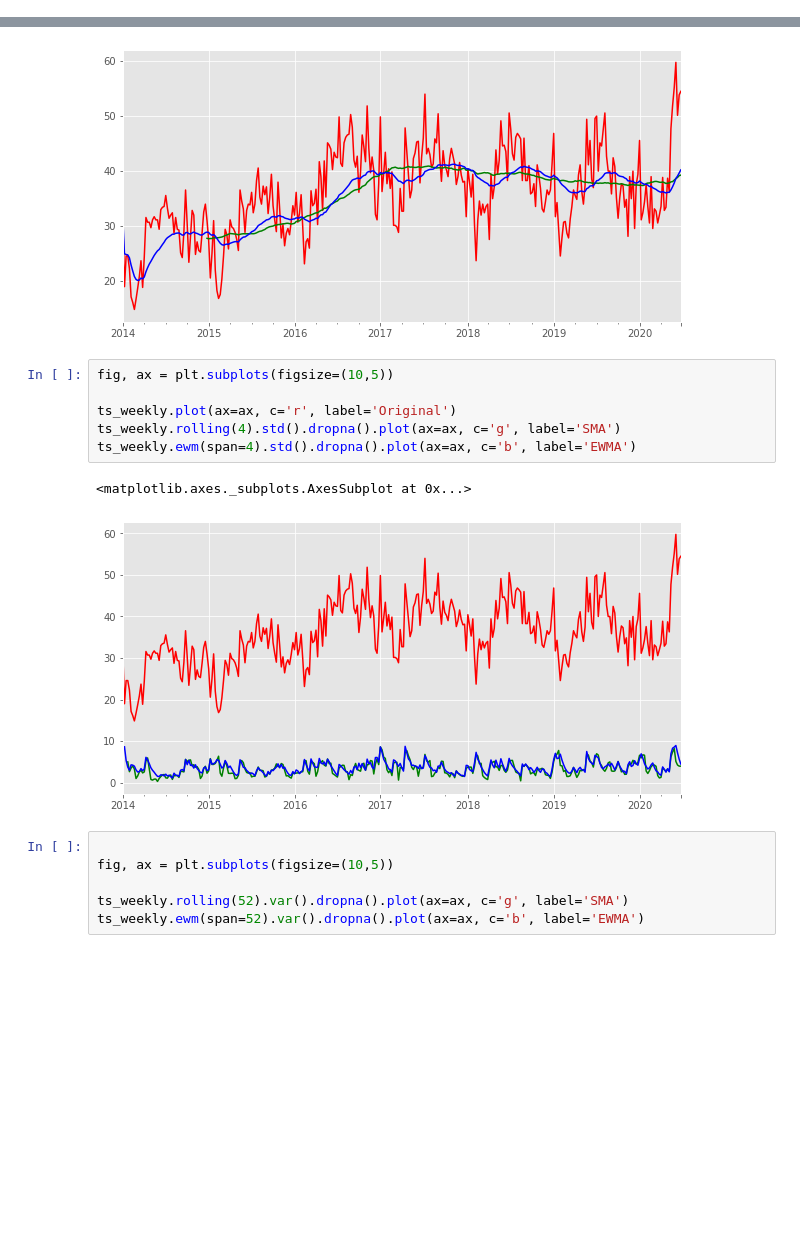
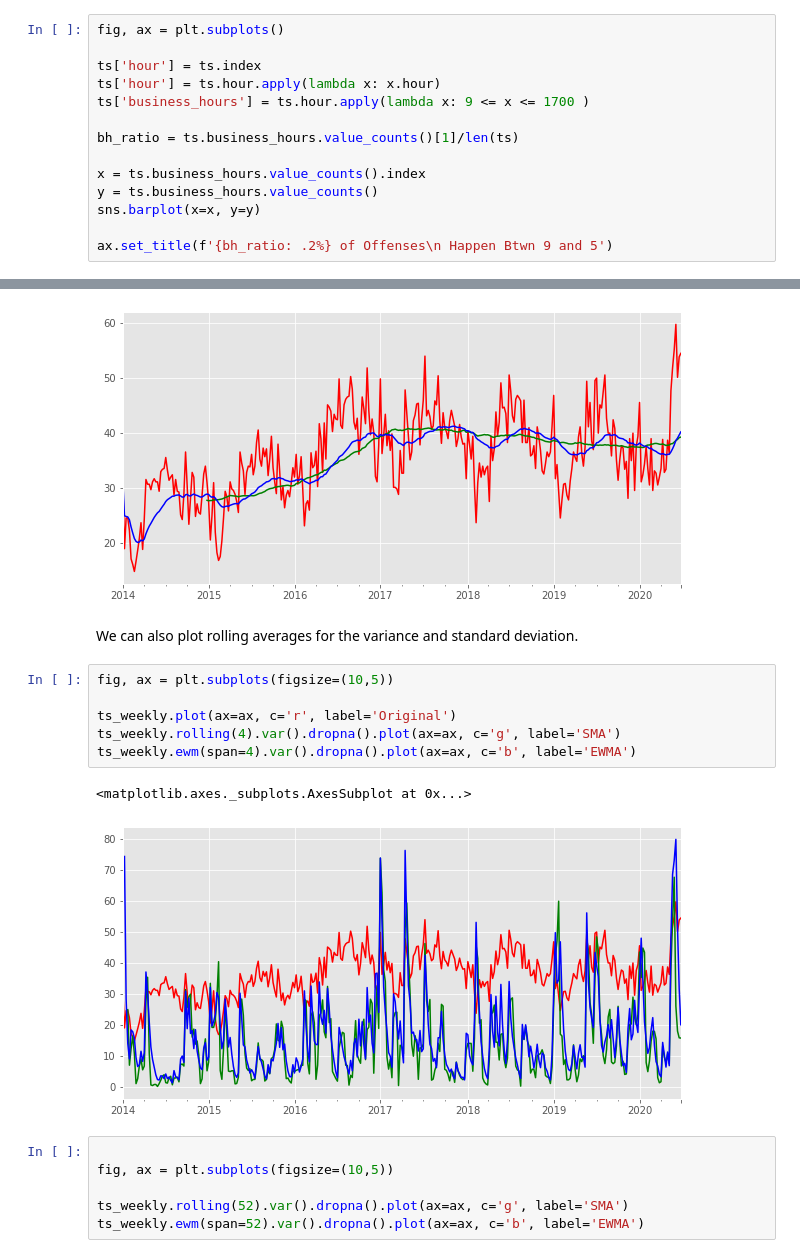
Before and after one commit to lecritch/timeseries_chi-sea-dsc, a Jupyter notebook: index.ipynb, the cells around one changed output, grey strips where cells are left out. Saved outputs shown, nothing was run; the diff lists cells and outputs as text; blank space fills up the shorter version.

Commit message:
Add index

```diff
--- a/index.ipynb
+++ b/index.ipynb
@@ -118,0 +214,14 @@ ts.index[0].year
+# %%
+fig, ax = plt.subplots()
+
+ts['hour'] = ts.index
+ts['hour'] = ts.hour.apply(lambda x: x.hour)
+ts['business_hours'] = ts.hour.apply(lambda x: 9 <= x <= 1700 )
+
+bh_ratio = ts.business_hours.value_counts()[1]/len(ts)
+
+x = ts.business_hours.value_counts().index
+y = ts.business_hours.value_counts()
+sns.barplot(x=x, y=y)
+
+ax.set_title(f'{bh_ratio: .2%} of Offenses\n Happen Btwn 9 and 5')
@@ -446,15 +630,17 @@ ts_weekly.ewm(span=52).mean().dropna().plot(ax=ax, c='b', label='EWMA')
 # %% [output]
 <matplotlib.axes._subplots.AxesSubplot at 0x...>
 [figure]
+# %% [markdown]
+We can also plot rolling averages for the variance and standard deviation.
 # %%
 fig, ax = plt.subplots(figsize=(10,5))
 
 ts_weekly.plot(ax=ax, c='r', label='Original')
-ts_weekly.rolling(4).std().dropna().plot(ax=ax, c='g', label='SMA')
-ts_weekly.ewm(span=4).std().dropna().plot(ax=ax, c='b', label='EWMA')
+ts_weekly.rolling(4).var().dropna().plot(ax=ax, c='g', label='SMA')
+ts_weekly.ewm(span=4).var().dropna().plot(ax=ax, c='b', label='EWMA')
 # %% [output]
 <matplotlib.axes._subplots.AxesSubplot at 0x...>
-[figure, old version]
+[figure, new version]
 # %%
 
 fig, ax = plt.subplots(figsize=(10,5))
```
Also changed, not shown: parts of 52 cells of this notebook, 28 other files.
